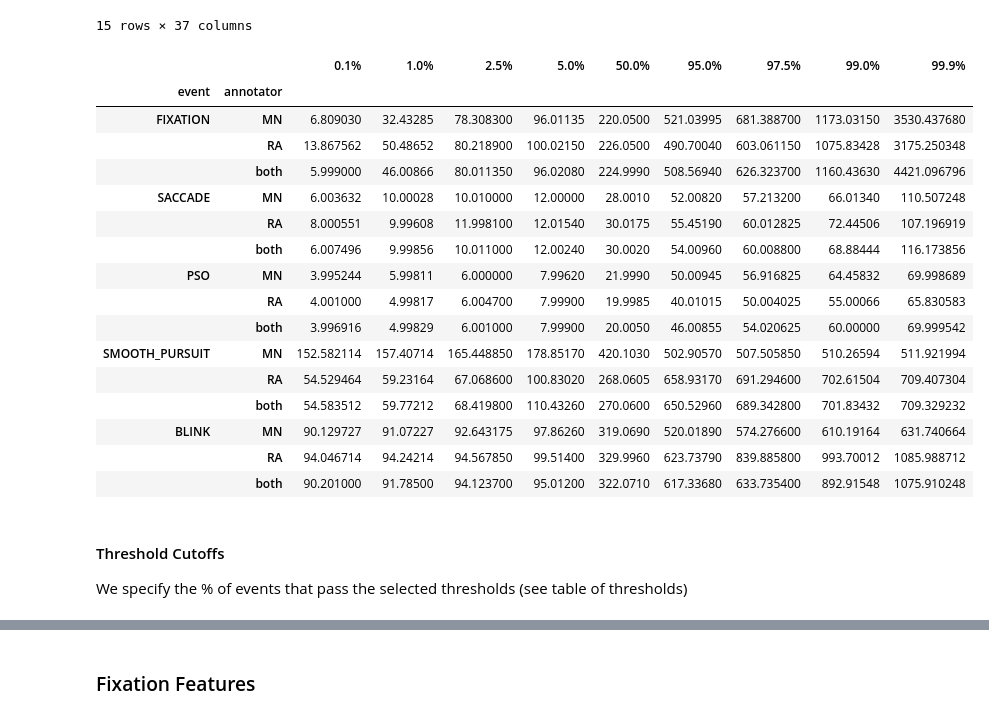
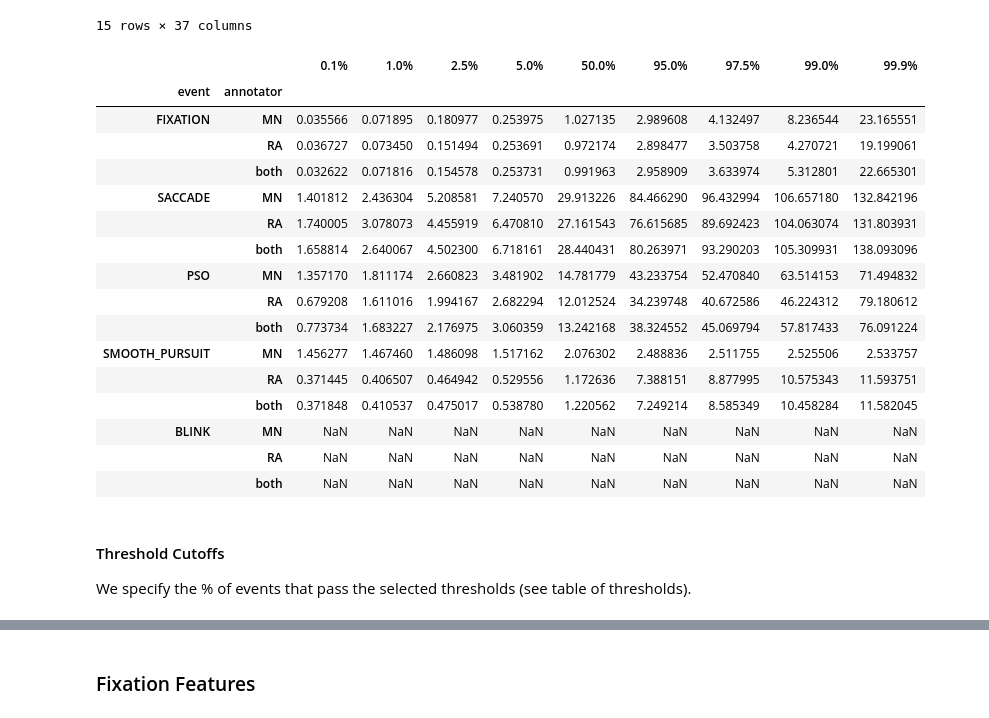
Before and after one commit to huji-hcnl/pEYES, a Jupyter notebook: analysis/_article/lund2013_rater_event-features.ipynb, the cells around one changed output, grey strips where cells are left out. Saved outputs shown, nothing was run; the diff lists cells and outputs as text; code cells hidden in the pictures.

```diff
--- a/analysis/_article/lund2013_rater_event-features.ipynb
+++ b/analysis/_article/lund2013_rater_event-features.ipynb
@@ -170,25 +170,25 @@ Not all features are applicable to all events (e.g., blinks have no velocity), s
 |  | both | 45 | 90.201000 | 91.78500 | 94.123700 | 95.01200 | 322.0710 | 617.33680 | 633.735400 | 892.91548 | 1075.910248 | ... |
 15 rows × 37 columns
 # %%
-event_quantiles.xs('durations', axis=1)
+event_quantiles.xs('min_velocities', axis=1)
 # %% [output]
 |  |  | 0.1% | 1.0% | 2.5% | 5.0% | 50.0% | 95.0% | 97.5% | 99.0% | 99.9% |
 | event | annotator |  |  |  |  |  |  |  |  |  |
-| FIXATION | MN | 6.809030 | 32.43285 | 78.308300 | 96.01135 | 220.0500 | 521.03995 | 681.388700 | 1173.03150 | 3530.437680 |
-|  | RA | 13.867562 | 50.48652 | 80.218900 | 100.02150 | 226.0500 | 490.70040 | 603.061150 | 1075.83428 | 3175.250348 |
-|  | both | 5.999000 | 46.00866 | 80.011350 | 96.02080 | 224.9990 | 508.56940 | 626.323700 | 1160.43630 | 4421.096796 |
-| SACCADE | MN | 6.003632 | 10.00028 | 10.010000 | 12.00000 | 28.0010 | 52.00820 | 57.213200 | 66.01340 | 110.507248 |
-|  | RA | 8.000551 | 9.99608 | 11.998100 | 12.01540 | 30.0175 | 55.45190 | 60.012825 | 72.44506 | 107.196919 |
-|  | both | 6.007496 | 9.99856 | 10.011000 | 12.00240 | 30.0020 | 54.00960 | 60.008800 | 68.88444 | 116.173856 |
-| PSO | MN | 3.995244 | 5.99811 | 6.000000 | 7.99620 | 21.9990 | 50.00945 | 56.916825 | 64.45832 | 69.998689 |
-|  | RA | 4.001000 | 4.99817 | 6.004700 | 7.99900 | 19.9985 | 40.01015 | 50.004025 | 55.00066 | 65.830583 |
-|  | both | 3.996916 | 4.99829 | 6.001000 | 7.99900 | 20.0050 | 46.00855 | 54.020625 | 60.00000 | 69.999542 |
-| SMOOTH_PURSUIT | MN | 152.582114 | 157.40714 | 165.448850 | 178.85170 | 420.1030 | 502.90570 | 507.505850 | 510.26594 | 511.921994 |
-|  | RA | 54.529464 | 59.23164 | 67.068600 | 100.83020 | 268.0605 | 658.93170 | 691.294600 | 702.61504 | 709.407304 |
-|  | both | 54.583512 | 59.77212 | 68.419800 | 110.43260 | 270.0600 | 650.52960 | 689.342800 | 701.83432 | 709.329232 |
-| BLINK | MN | 90.129727 | 91.07227 | 92.643175 | 97.86260 | 319.0690 | 520.01890 | 574.276600 | 610.19164 | 631.740664 |
-|  | RA | 94.046714 | 94.24214 | 94.567850 | 99.51400 | 329.9960 | 623.73790 | 839.885800 | 993.70012 | 1085.988712 |
-|  | both | 90.201000 | 91.78500 | 94.123700 | 95.01200 | 322.0710 | 617.33680 | 633.735400 | 892.91548 | 1075.910248 |
+| FIXATION | MN | 0.035566 | 0.071895 | 0.180977 | 0.253975 | 1.027135 | 2.989608 | 4.132497 | 8.236544 | 23.165551 |
+|  | RA | 0.036727 | 0.073450 | 0.151494 | 0.253691 | 0.972174 | 2.898477 | 3.503758 | 4.270721 | 19.199061 |
+|  | both | 0.032622 | 0.071816 | 0.154578 | 0.253731 | 0.991963 | 2.958909 | 3.633974 | 5.312801 | 22.665301 |
+| SACCADE | MN | 1.401812 | 2.436304 | 5.208581 | 7.240570 | 29.913226 | 84.466290 | 96.432994 | 106.657180 | 132.842196 |
+|  | RA | 1.740005 | 3.078073 | 4.455919 | 6.470810 | 27.161543 | 76.615685 | 89.692423 | 104.063074 | 131.803931 |
+|  | both | 1.658814 | 2.640067 | 4.502300 | 6.718161 | 28.440431 | 80.263971 | 93.290203 | 105.309931 | 138.093096 |
+| PSO | MN | 1.357170 | 1.811174 | 2.660823 | 3.481902 | 14.781779 | 43.233754 | 52.470840 | 63.514153 | 71.494832 |
+|  | RA | 0.679208 | 1.611016 | 1.994167 | 2.682294 | 12.012524 | 34.239748 | 40.672586 | 46.224312 | 79.180612 |
+|  | both | 0.773734 | 1.683227 | 2.176975 | 3.060359 | 13.242168 | 38.324552 | 45.069794 | 57.817433 | 76.091224 |
+| SMOOTH_PURSUIT | MN | 1.456277 | 1.467460 | 1.486098 | 1.517162 | 2.076302 | 2.488836 | 2.511755 | 2.525506 | 2.533757 |
+|  | RA | 0.371445 | 0.406507 | 0.464942 | 0.529556 | 1.172636 | 7.388151 | 8.877995 | 10.575343 | 11.593751 |
+|  | both | 0.371848 | 0.410537 | 0.475017 | 0.538780 | 1.220562 | 7.249214 | 8.585349 | 10.458284 | 11.582045 |
+| BLINK | MN | NaN | NaN | NaN | NaN | NaN | NaN | NaN | NaN | NaN |
+|  | RA | NaN | NaN | NaN | NaN | NaN | NaN | NaN | NaN | NaN |
+|  | both | NaN | NaN | NaN | NaN | NaN | NaN | NaN | NaN | NaN |
 # %% [markdown]
 #### Threshold Cutoffs
-We specify the % of events that pass the selected thresholds (see table of thresholds)
+We specify the % of events that pass the selected thresholds (see table of thresholds).
```
Also changed, not shown: parts of 10 cells of this notebook.
